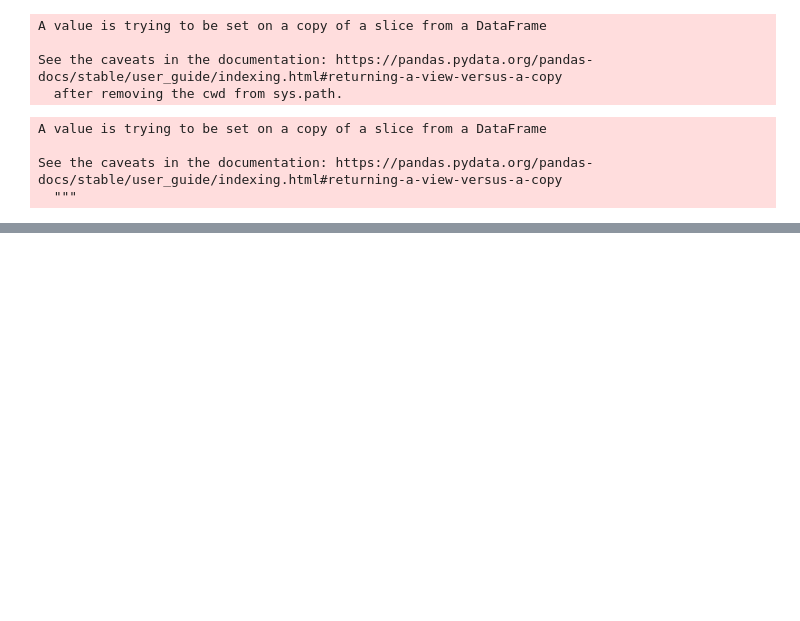
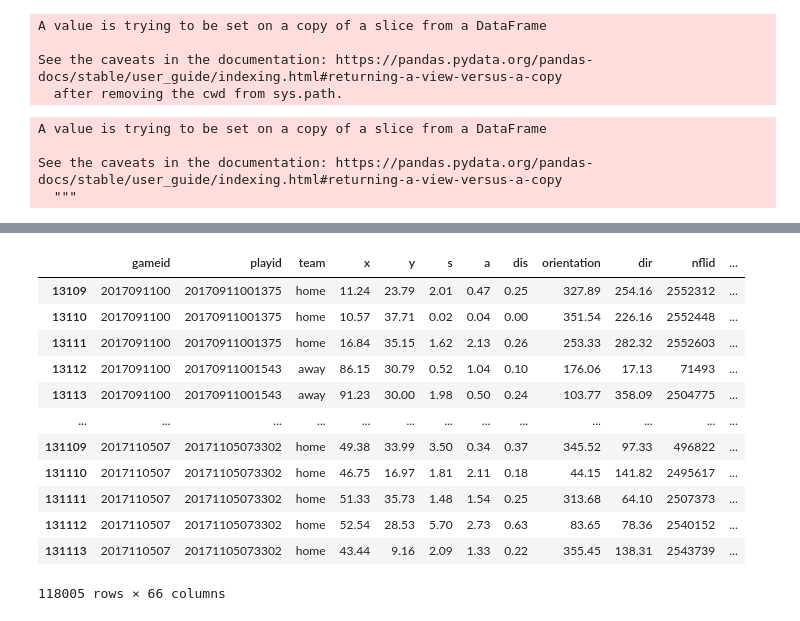
Before and after one commit to MaloneyJason/Rush-Yards, a Jupyter notebook: Yard Prediction Exploration.ipynb, the cells around one changed output, grey strips where cells are left out. Drawn from its saved outputs; the diff is of its cells as text; code cells hidden in the pictures; blank space fills up the shorter version.

```diff
--- a/Yard Prediction Exploration.ipynb
+++ b/Yard Prediction Exploration.ipynb
@@ -249,6 +230,3 @@ data['lb_o'] = data['offensepersonnel'].str.extract(pat='(\d LB)')
 data['lb_o'] = data['lb_o'].str.extract(pat='(\d)')
 data['db_o'] = data['offensepersonnel'].str.extract(pat='(\d DB)')
 data['db_o'] = data['db_o'].str.extract(pat='(\d)')
-# %%
-pd.set_option('max_columns', None)
-data[4500:4505]
@@ -321,0 +270,16 @@ See the caveats in the documentation: https://pandas.pydata.org/pandas-docs/stab
+# %%
+data[13109:131114]
+# %% [output]
+|  | gameid | playid | team | x | y | s | a | dis | orientation | dir | nflid | ... |
+| 13109 | 2017091100 | 20170911001375 | home | 11.24 | 23.79 | 2.01 | 0.47 | 0.25 | 327.89 | 254.16 | 2552312 | ... |
+| 13110 | 2017091100 | 20170911001375 | home | 10.57 | 37.71 | 0.02 | 0.04 | 0.00 | 351.54 | 226.16 | 2552448 | ... |
+| 13111 | 2017091100 | 20170911001375 | home | 16.84 | 35.15 | 1.62 | 2.13 | 0.26 | 253.33 | 282.32 | 2552603 | ... |
+| 13112 | 2017091100 | 20170911001543 | away | 86.15 | 30.79 | 0.52 | 1.04 | 0.10 | 176.06 | 17.13 | 71493 | ... |
+| 13113 | 2017091100 | 20170911001543 | away | 91.23 | 30.00 | 1.98 | 0.50 | 0.24 | 103.77 | 358.09 | 2504775 | ... |
+| ... | ... | ... | ... | ... | ... | ... | ... | ... | ... | ... | ... | ... |
+| 131109 | 2017110507 | 20171105073302 | home | 49.38 | 33.99 | 3.50 | 0.34 | 0.37 | 345.52 | 97.33 | 496822 | ... |
+| 131110 | 2017110507 | 20171105073302 | home | 46.75 | 16.97 | 1.81 | 2.11 | 0.18 | 44.15 | 141.82 | 2495617 | ... |
+| 131111 | 2017110507 | 20171105073302 | home | 51.33 | 35.73 | 1.48 | 1.54 | 0.25 | 313.68 | 64.10 | 2507373 | ... |
+| 131112 | 2017110507 | 20171105073302 | home | 52.54 | 28.53 | 5.70 | 2.73 | 0.63 | 83.65 | 78.36 | 2540152 | ... |
+| 131113 | 2017110507 | 20171105073302 | home | 43.44 | 9.16 | 2.09 | 1.33 | 0.22 | 355.45 | 138.31 | 2543739 | ... |
+118005 rows × 66 columns
```
Also changed, not shown: parts of 19 cells of this notebook.
